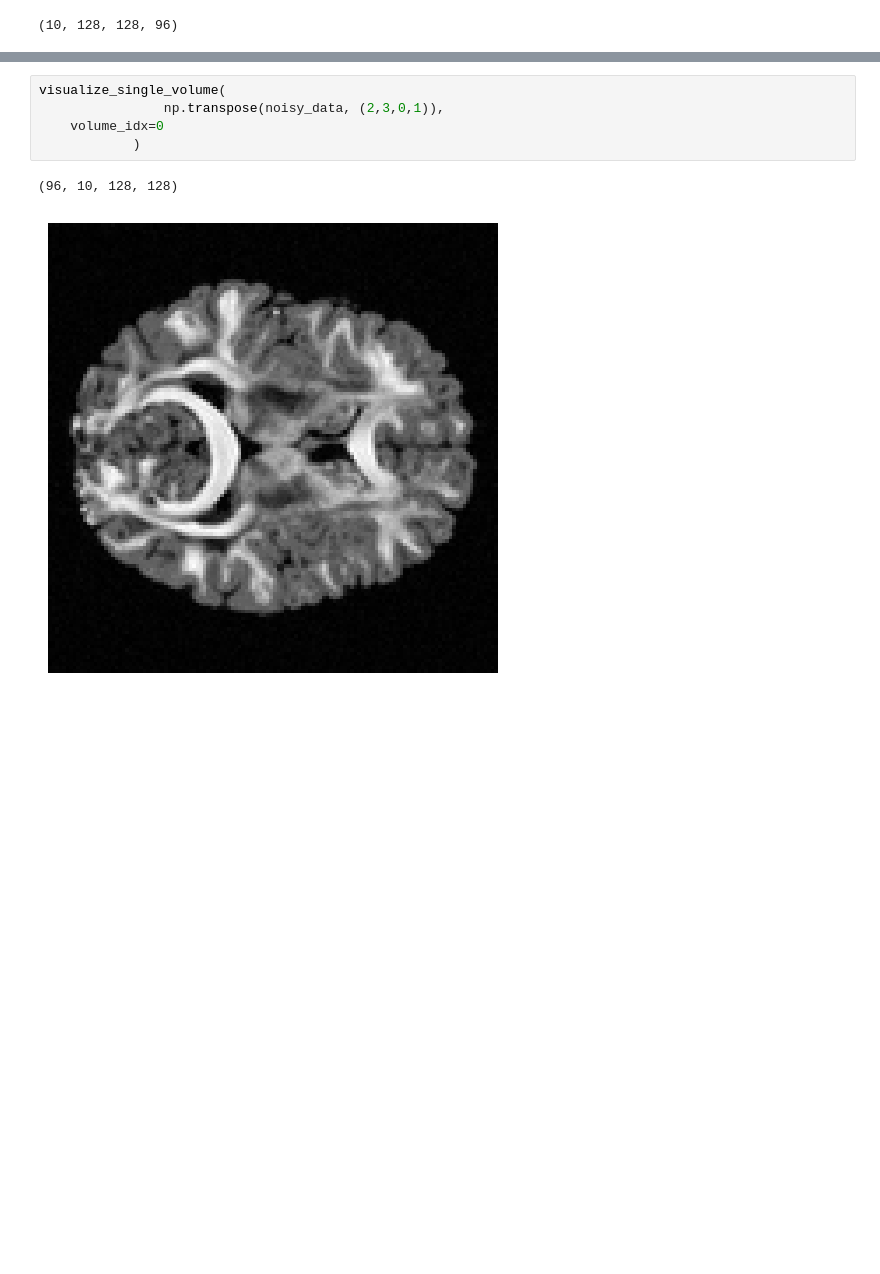
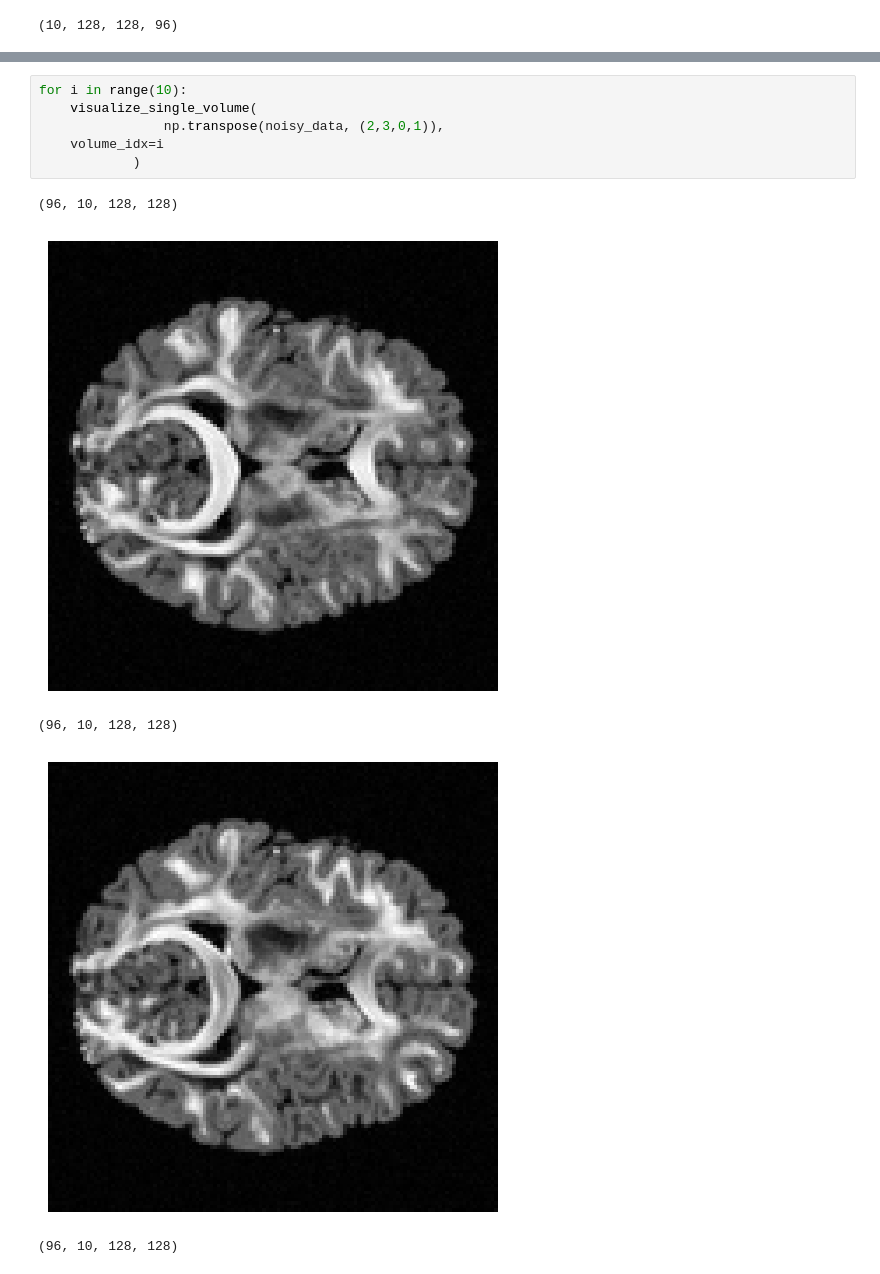
Before and after one commit to joseFranciscoHS/TechJourney, a Jupyter notebook: DWMRI/src/tests.ipynb, the cells around one changed output, grey strips where cells are left out. Drawn from its saved outputs; the diff is of its cells as text; blank space fills up the shorter version.

```diff
--- a/DWMRI/src/tests.ipynb
+++ b/DWMRI/src/tests.ipynb
@@ -175,8 +187,12 @@ visualize_single_volume(
 # %%
-visualize_single_volume(
+for i in range(10):
+    visualize_single_volume(
                 np.transpose(noisy_data, (2,3,0,1)),
-    volume_idx=0
+    volume_idx=i
             )
 # %% [output]
 (96, 10, 128, 128)
 [figure]
+(96, 10, 128, 128)
+[figure, added]
+(96, 10, 128, 128)
```
Also changed, not shown: parts of 7 cells of this notebook, 5 other files.
